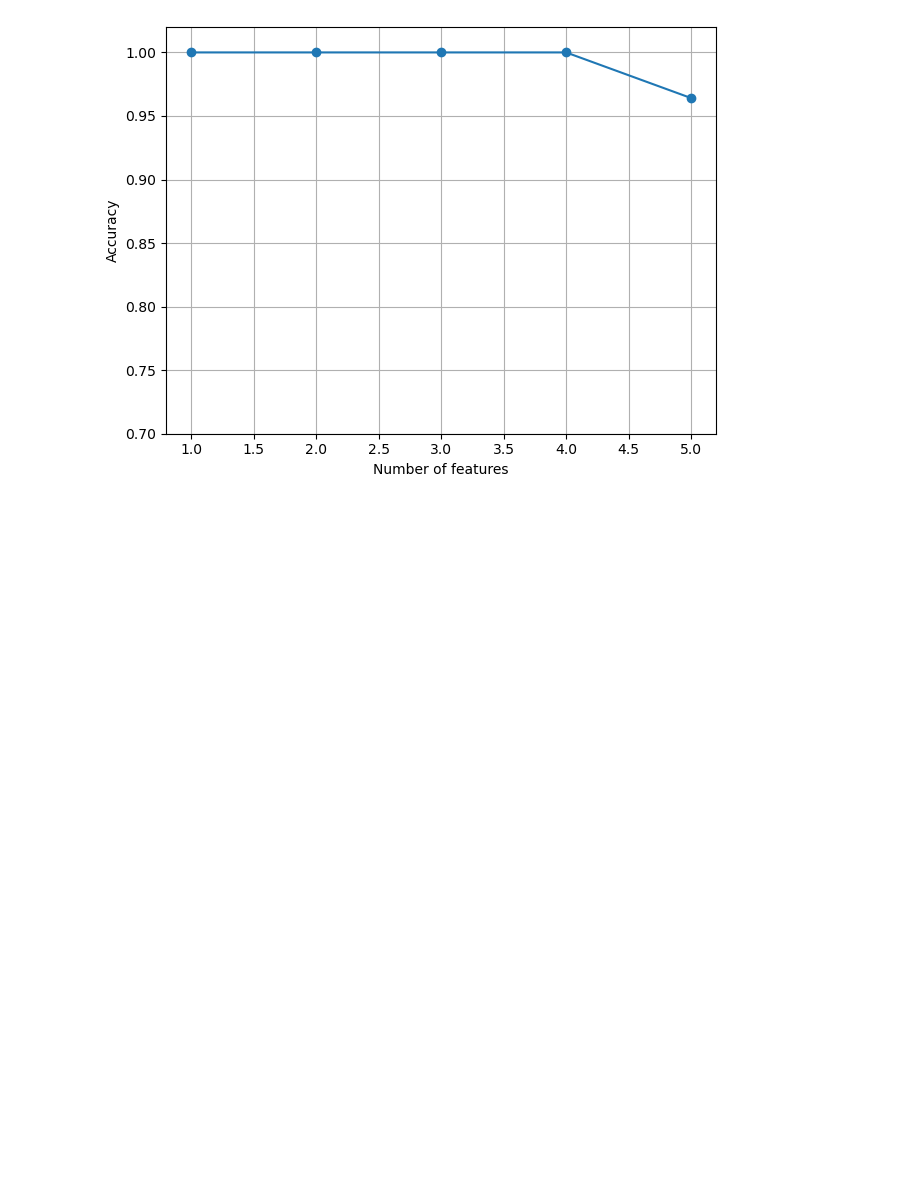
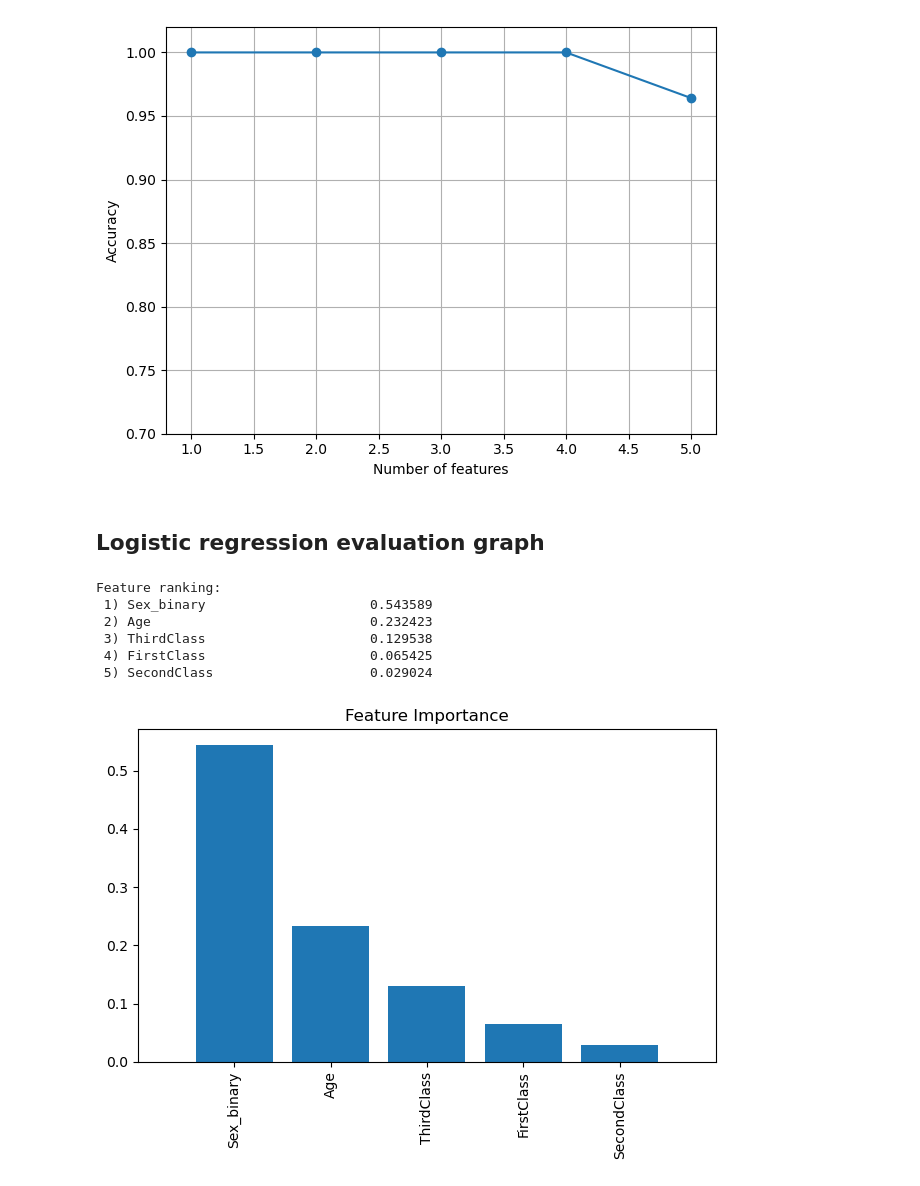
Before and after one commit to JFSOFML/USF_IEX_Git, a Jupyter notebook: Titanic_DataSet/Titanic_Dataset.ipynb, the cells around one changed output. Drawn from its saved outputs; the diff is of its cells as text; code cells hidden in the pictures; blank space fills up the shorter version.

Commit message:
Graph Update

```diff
--- a/Titanic_DataSet/Titanic_Dataset.ipynb
+++ b/Titanic_DataSet/Titanic_Dataset.ipynb
@@ -490,2 +488,38 @@ plt.show()
 # %% [output]
 [figure]
+# %% [markdown]
+## Logistic regression evaluation graph
+# %%
+# define feature labels
+feat_labels = ['Age', 'Sex_binary', 'FirstClass', 'SecondClass', 'ThirdClass']
+
+# Forest model is stored in 'RFC_model'
+forest = RFC_model
+
+# Get the importance of each feature
+importances = forest.feature_importances_
+
+# Sort the feature importances in descending order
+indices = np.argsort(importances)[::-1]
+
+# Print the feature ranking
+print("Feature ranking:")
+for f in range(train_features_norm.shape[1]):  # using train_features_norm
+    print("%2d) %-*s %f" % (f + 1, 30, feat_labels[indices[f]], importances[indices[f]]))
+
+# Plot the feature importances of the forest
+plt.figure()
+plt.title('Feature Importance')
+plt.bar(range(train_features_norm.shape[1]), importances[indices], align='center')
+plt.xticks(range(train_features_norm.shape[1]), [feat_labels[i] for i in indices], rotation=90)
+plt.xlim([-1, train_features_norm.shape[1]])
+plt.tight_layout()
+plt.show()
+# %% [output]
+Feature ranking:
+ 1) Sex_binary                     0.543589
+ 2) Age                            0.232423
+ 3) ThirdClass                     0.129538
+ 4) FirstClass                     0.065425
+ 5) SecondClass                    0.029024
+[figure, added]
```
Also changed, not shown: parts of 6 cells of this notebook.
